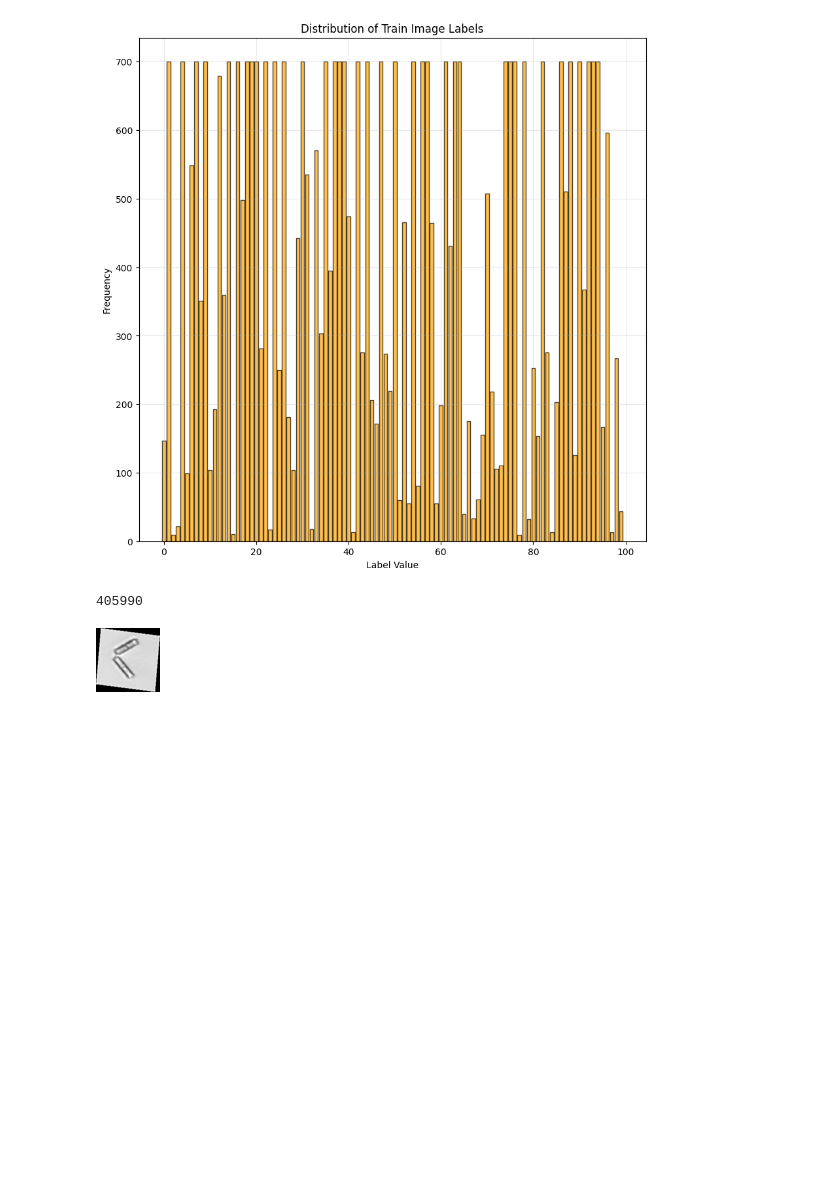
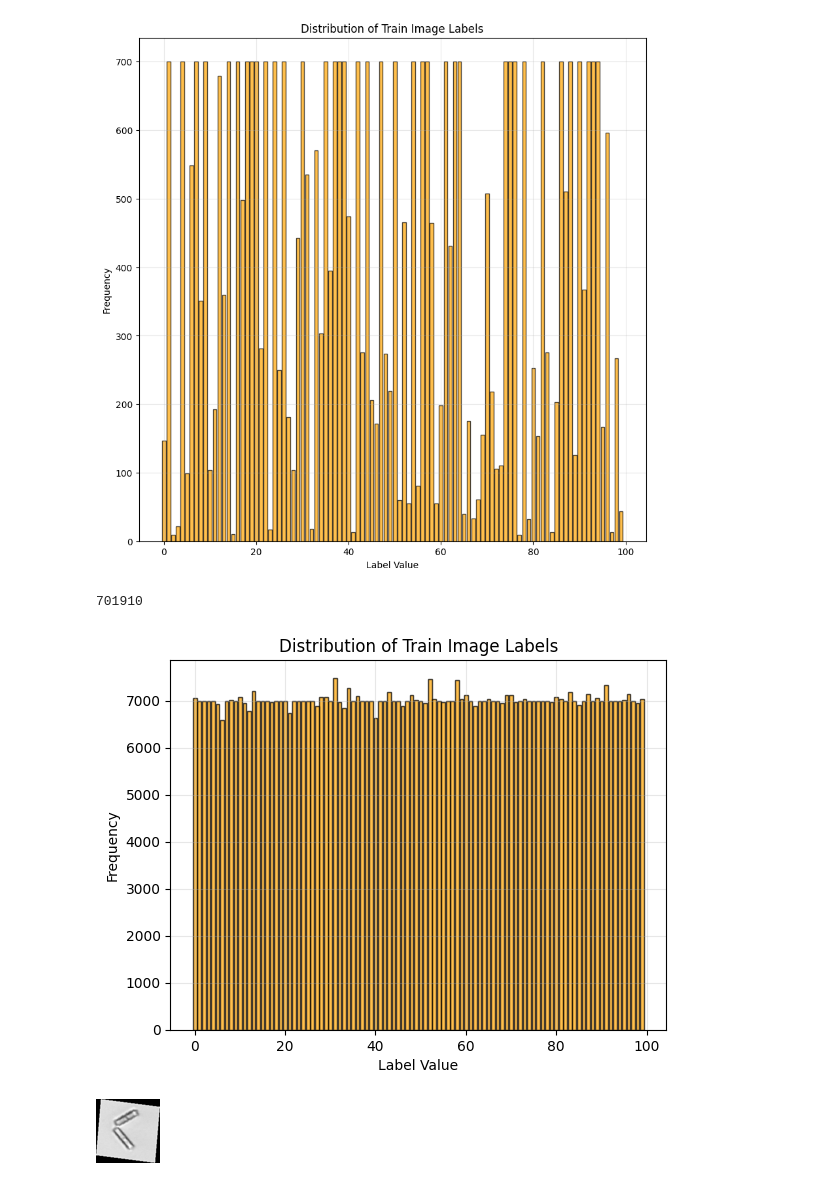
Before and after one commit to hawaricracker/Machine-Learning-Project, a Jupyter notebook: resnet_like.ipynb, the cells around one changed output. Cells and saved outputs as stored; diff of their text form; code cells hidden in the pictures; blank space fills up the shorter version.

```diff
--- a/resnet_like.ipynb
+++ b/resnet_like.ipynb
@@ -88,15 +90,22 @@ size = 64
 for data in ds['train']:
     img = np.array(data['image'].convert("L").resize((64, 64)), dtype=np.float32) / 255.0
     label = data['label']
+    num_rotate = 3
+    num_mask = 3
 
-    for i in range(3):
+    if label_counts[label] < 700:
+      different = 7000 - (label_counts[label] * 3)
+      num_rotate = max(1, int((different / 2)/label_counts[label]))
+      num_mask = max(1, int((different / 2)/label_counts[label]))
+
+    for i in range(num_rotate):
       rot_img = np.array(
           data['image'].convert("L").rotate(np.random.randint(180), expand=True).resize((64, 64)),
           dtype=np.float32
       ) / 255.0
       train_img.append({"image": rot_img,  "label": label})
 
-    for i in range(3):
+    for i in range(num_mask):
       mask_img = np.array(data['image'].convert("L"), dtype=np.float32)
       h, w = mask_img.shape
       for _ in range(3):
@@ -117,7 +126,21 @@ for data in ds['train']:
 
 len(train_img)
 # %% [output]
-405990
+701910
+# %%
+label_counts1 = Counter([data['label'] for data in train_img])
+
+labels = list(label_counts1.keys())
+counts = list(label_counts1.values())
+
+plt.bar(labels, counts, color='orange', alpha=0.7, edgecolor='black')
+plt.xlabel('Label Value')
+plt.ylabel('Frequency')
+plt.title('Distribution of Train Image Labels')
+plt.grid(True, alpha=0.3)
+plt.show()
+# %% [output]
+[figure, added]
 # %%
 img_show = (train_img[0]['image'] * 255).astype(np.uint8)
 img_show = Image.fromarray(img_show)
```
Also changed, not shown: parts of 7 cells of this notebook.
